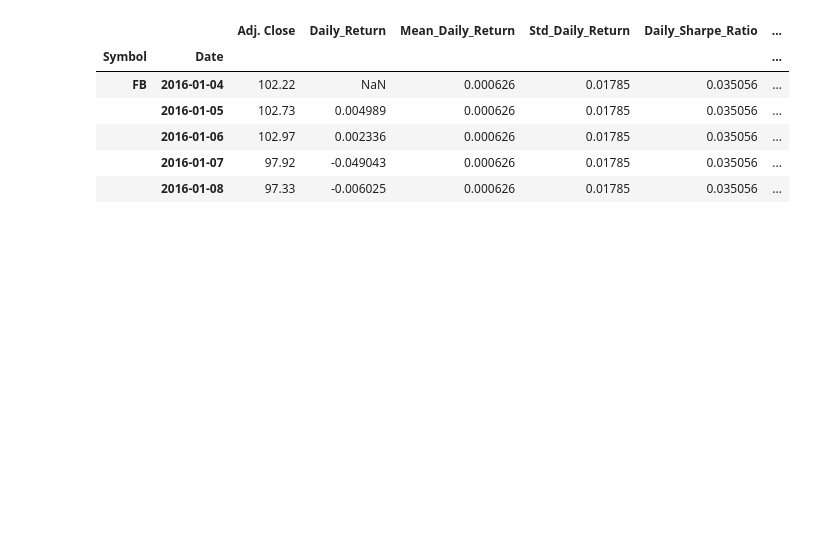
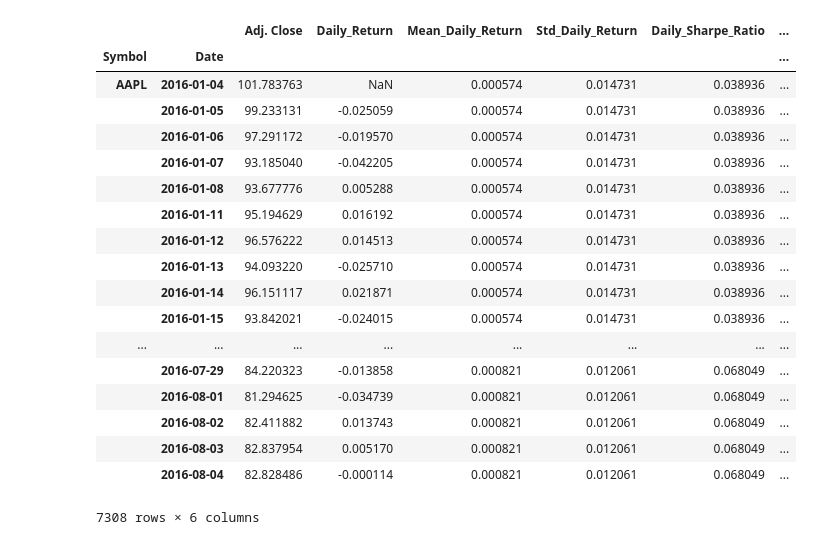
Before and after one commit to AlfredMtz/clustering-stocks, a Jupyter notebook: Diversification-System-Project.ipynb, the cells around one changed output. Saved outputs shown, nothing was run; the diff lists cells and outputs as text; code cells hidden in the pictures; blank space fills up the shorter version.

```diff
--- a/Diversification-System-Project.ipynb
+++ b/Diversification-System-Project.ipynb
@@ -7,3 +7,4 @@ import config
 
 # settings to observe x amount of rows in dataframe
 pd.set_option('max_rows', 500)
+pd.set_option('max_columns', 1000)
@@ -15,0 +11,6 @@ sp500 = sp500['Ticker symbol'].tolist()
+# %%
+# to open file and build list of available stocks
+stocks_data_file = pd.read_csv('/Users/Alfredo/Desktop/clustering-stocks/ZACKS-FC.csv')
+
+stocks_to_analyze = stocks_data_file.ticker.unique()
+print(stocks_to_analyze)
@@ -18,9 +23,8 @@ sp500 = sp500['Ticker symbol'].tolist()
 my_api_key = config.api_key
 
 
-
 # Loop through tickers given
-tickers = ['FB', 'GOOGL']
+tickers = stocks_to_analyze
 
 symbols = []
 
@@ -47,6 +51,6 @@ mydata.reset_index(inplace=True)
 symb = mydata['Symbol']
 mydata.drop(labels=['Symbol'], axis=1,inplace = True)
 mydata.insert(1, 'Symbol', symb)
-mydata.head(1)
+mydata
 # %% [output]
 |  | Date | Symbol | Adj. Close |
@@ -54,35 +74,46 @@ mydata.head(1)
 # %%
 # Group by symbol and Date
-mydata = mydata.groupby(['Symbol', 'Date']).agg({'Adj. Close':'first'})
-mydata.head()
+mydata = mydata.groupby(['Symbol','Date']).agg({'Adj. Close':'first'})
 
 # Stock Daily Return
 d_returns = mydata.groupby('Symbol').pct_change()
 mydata['Daily_Return'] = d_returns
 mydata.head(3)
 
 # Mean Daily Return
 d_mean_return = mydata.groupby('Symbol').Daily_Return.transform('mean').to_frame()
 mydata['Mean_Daily_Return'] = d_mean_return
 
 # Std Daily
 d_std_return = mydata.groupby('Symbol').Daily_Return.transform('std').to_frame()
 mydata['Std_Daily_Return'] = d_std_return
 
 # Daily Sharpe Ratio
 sr = d_mean_return/d_std_return
 mydata['Daily_Sharpe_Ratio'] = sr
 
 # Annualize Sharpe Ratio
 asr = (252**0.5) * sr
 mydata['Annualize_Sharpe_Ratio'] = asr
 
-mydata.head()
+mydata
 # %% [output]
 |  |  | Adj. Close | Daily_Return | Mean_Daily_Return | Std_Daily_Return | Daily_Sharpe_Ratio | ... |
 | Symbol | Date |  |  |  |  |  | ... |
-| FB | 2016-01-04 | 102.22 | NaN | 0.000626 | 0.01785 | 0.035056 | ... |
-|  | 2016-01-05 | 102.73 | 0.004989 | 0.000626 | 0.01785 | 0.035056 | ... |
-|  | 2016-01-06 | 102.97 | 0.002336 | 0.000626 | 0.01785 | 0.035056 | ... |
-|  | 2016-01-07 | 97.92 | -0.049043 | 0.000626 | 0.01785 | 0.035056 | ... |
-|  | 2016-01-08 | 97.33 | -0.006025 | 0.000626 | 0.01785 | 0.035056 | ... |
+| AAPL | 2016-01-04 | 101.783763 | NaN | 0.000574 | 0.014731 | 0.038936 | ... |
+|  | 2016-01-05 | 99.233131 | -0.025059 | 0.000574 | 0.014731 | 0.038936 | ... |
+|  | 2016-01-06 | 97.291172 | -0.019570 | 0.000574 | 0.014731 | 0.038936 | ... |
+|  | 2016-01-07 | 93.185040 | -0.042205 | 0.000574 | 0.014731 | 0.038936 | ... |
+|  | 2016-01-08 | 93.677776 | 0.005288 | 0.000574 | 0.014731 | 0.038936 | ... |
+|  | 2016-01-11 | 95.194629 | 0.016192 | 0.000574 | 0.014731 | 0.038936 | ... |
+|  | 2016-01-12 | 96.576222 | 0.014513 | 0.000574 | 0.014731 | 0.038936 | ... |
+|  | 2016-01-13 | 94.093220 | -0.025710 | 0.000574 | 0.014731 | 0.038936 | ... |
+|  | 2016-01-14 | 96.151117 | 0.021871 | 0.000574 | 0.014731 | 0.038936 | ... |
+|  | 2016-01-15 | 93.842021 | -0.024015 | 0.000574 | 0.014731 | 0.038936 | ... |
+| ... | ... | ... | ... | ... | ... | ... | ... |
+|  | 2016-07-29 | 84.220323 | -0.013858 | 0.000821 | 0.012061 | 0.068049 | ... |
+|  | 2016-08-01 | 81.294625 | -0.034739 | 0.000821 | 0.012061 | 0.068049 | ... |
+|  | 2016-08-02 | 82.411882 | 0.013743 | 0.000821 | 0.012061 | 0.068049 | ... |
+|  | 2016-08-03 | 82.837954 | 0.005170 | 0.000821 | 0.012061 | 0.068049 | ... |
+|  | 2016-08-04 | 82.828486 | -0.000114 | 0.000821 | 0.012061 | 0.068049 | ... |
+7308 rows × 6 columns
```
Also changed, not shown: parts of 7 cells of this notebook.
